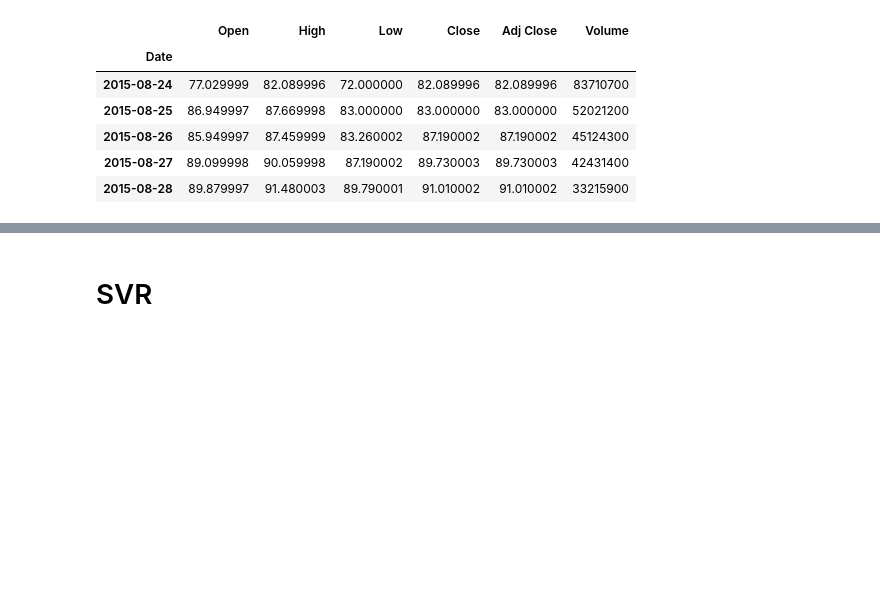
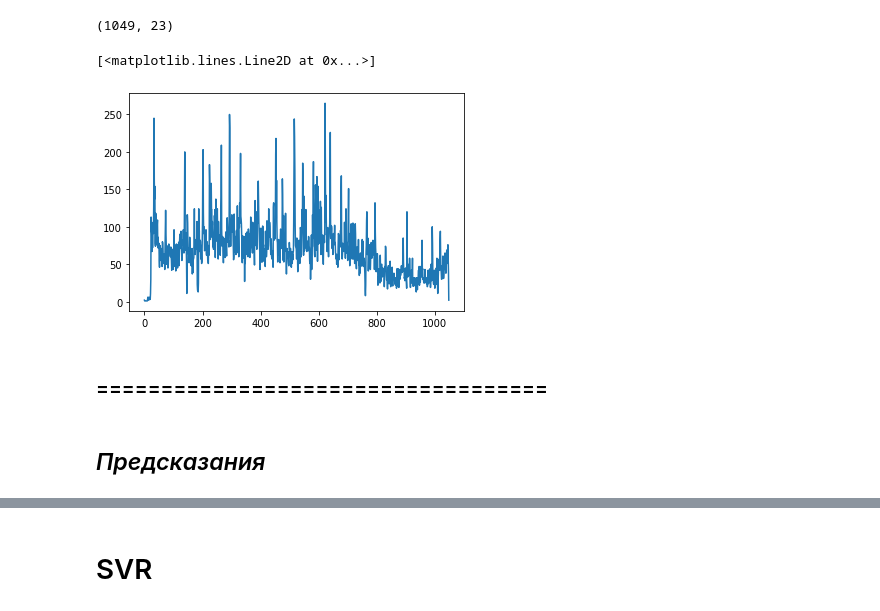
Before and after one commit to olivaPodliva/stock_prediction, a Jupyter notebook: notebooks/baseline.ipynb, the cells around one changed output, grey strips where cells are left out. Cells and saved outputs as stored; diff of their text form; code cells hidden in the pictures; blank space fills up the shorter version.

```diff
--- a/notebooks/baseline.ipynb
+++ b/notebooks/baseline.ipynb
@@ -7,0 +378,29 @@ rcParams['figure.figsize'] = 15, 6
+# %%
+df.dropna(inplace=True)
+# %%
+news_metrics=pd.DataFrame()
+news_metrics['Date']=df.date.unique()
+news_metrics['news_count']=df.groupby('date').title.count().values
+news_metrics['title_compound_mean']=df.groupby('date').compound_title.mean().values
+news_metrics['title_compound_mediana']=df.groupby('date').compound_title.median().values
+news_metrics['title_pos_mean']=df.groupby('date').pos_title.mean().values
+news_metrics['title_pos_mediana']=df.groupby('date').pos_title.median().values
+news_metrics['title_neu_mean']=df.groupby('date').neu_title.mean().values
+news_metrics['title_neu_mediana']=df.groupby('date').neu_title.median().values
+news_metrics['title_neg_mean']=df.groupby('date').neg_title.mean().values
+news_metrics['title_neg_mediana']=df.groupby('date').neg_title.median().values
+# %%
+news_metrics['summary_compound_mean']=df.groupby('date').compound_summary.mean().values
+news_metrics['summary_compound_mediana']=df.groupby('date').compound_summary.median().values
+news_metrics['summary_pos_mean']=df.groupby('date').pos_summary.mean().values
+news_metrics['summary_pos_mediana']=df.groupby('date').pos_summary.median().values
+news_metrics['summary_neu_mean']=df.groupby('date').neu_summary.mean().values
+news_metrics['summary_neu_mediana']=df.groupby('date').neu_summary.median().values
+news_metrics['summary_neg_mean']=df.groupby('date').neg_summary.mean().values
+news_metrics['summary_neg_mediana']=df.groupby('date').neg_summary.median().values
+# %%
+news_metrics['open']=df.groupby('date').Open.max().values
+news_metrics['close']=df.groupby('date').Close.max().values
+news_metrics['high']=df.groupby('date').High.max().values
+news_metrics['low']=df.groupby('date').Low.max().values
+news_metrics['volume']=df.groupby('date').Volume.max().values
@@ -7,0 +414,9 @@ rcParams['figure.figsize'] = 15, 6
+# %%
+news_metrics.shape
+# %% [output]
+(1049, 23)
+# %%
+plt.plot(news_metrics['news_count'])
+# %% [output]
+[<matplotlib.lines.Line2D at 0x...>]
+[figure, added]
@@ -8,18 +425,6 @@ rcParams['figure.figsize'] = 15, 6
+# %% [markdown]
+### ===================================
+# %% [markdown]
+## *Предсказания*
 # %%
 import statsmodels.api as sm
-# %%
-dateparse = lambda dates: pd.datetime.strptime(dates, '%Y-%m-%d')
-
-
-data = pd.read_csv('FB.csv',
-                   index_col='Date',
-                   date_parser=dateparse)
-data.head()
-# %% [output]
-|  | Open | High | Low | Close | Adj Close | Volume |
-| Date |  |  |  |  |  |  |
-| 2015-08-24 | 77.029999 | 82.089996 | 72.000000 | 82.089996 | 82.089996 | 83710700 |
-| 2015-08-25 | 86.949997 | 87.669998 | 83.000000 | 83.000000 | 83.000000 | 52021200 |
-| 2015-08-26 | 85.949997 | 87.459999 | 83.260002 | 87.190002 | 87.190002 | 45124300 |
-| 2015-08-27 | 89.099998 | 90.059998 | 87.190002 | 89.730003 | 89.730003 | 42431400 |
-| 2015-08-28 | 89.879997 | 91.480003 | 89.790001 | 91.010002 | 91.010002 | 33215900 |
```
Also changed, not shown: parts of 148 cells of this notebook.
